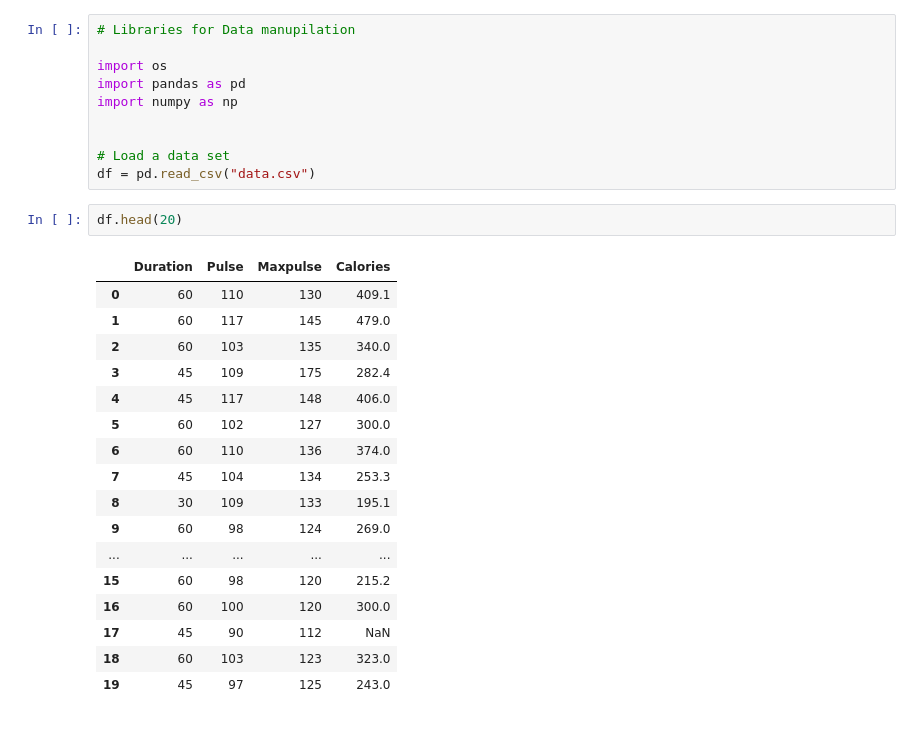
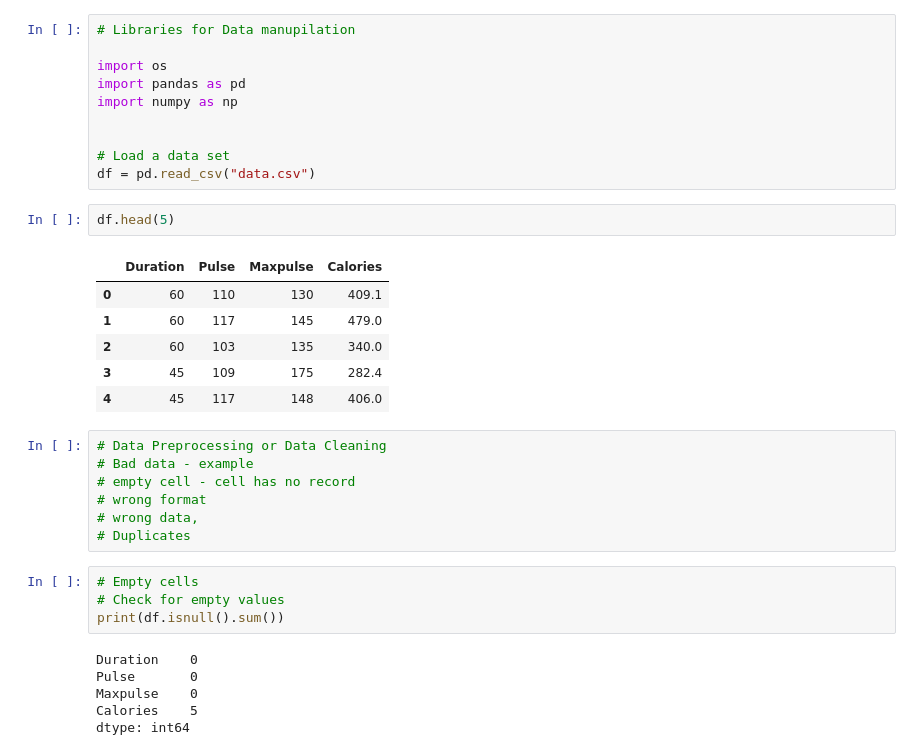
Before and after one commit to TrevorKayongaJoel/KayongaTrevorJoel, a Jupyter notebook: LearnDataScience/datacleaning.ipynb, the cells around one changed output. Saved outputs shown, nothing was run; the diff lists cells and outputs as text.

```diff
--- a/LearnDataScience/datacleaning.ipynb
+++ b/LearnDataScience/datacleaning.ipynb
@@ -9,22 +9,28 @@ import numpy as np
 # Load a data set
 df = pd.read_csv("data.csv")
 # %%
-df.head(20)
+df.head(5)
 # %% [output]
 |  | Duration | Pulse | Maxpulse | Calories |
 | 0 | 60 | 110 | 130 | 409.1 |
 | 1 | 60 | 117 | 145 | 479.0 |
 | 2 | 60 | 103 | 135 | 340.0 |
 | 3 | 45 | 109 | 175 | 282.4 |
 | 4 | 45 | 117 | 148 | 406.0 |
-| 5 | 60 | 102 | 127 | 300.0 |
-| 6 | 60 | 110 | 136 | 374.0 |
-| 7 | 45 | 104 | 134 | 253.3 |
-| 8 | 30 | 109 | 133 | 195.1 |
-| 9 | 60 | 98 | 124 | 269.0 |
-| ... | ... | ... | ... | ... |
-| 15 | 60 | 98 | 120 | 215.2 |
-| 16 | 60 | 100 | 120 | 300.0 |
-| 17 | 45 | 90 | 112 | NaN |
-| 18 | 60 | 103 | 123 | 323.0 |
-| 19 | 45 | 97 | 125 | 243.0 |
+# %%
+# Data Preprocessing or Data Cleaning
+# Bad data - example
+# empty cell - cell has no record
+# wrong format
+# wrong data,
+# Duplicates
+# %%
+# Empty cells
+# Check for empty values
+print(df.isnull().sum())
+# %% [output]
+Duration    0
+Pulse       0
+Maxpulse    0
+Calories    5
+dtype: int64
```
Also changed, not shown: parts of 7 cells of this notebook.
